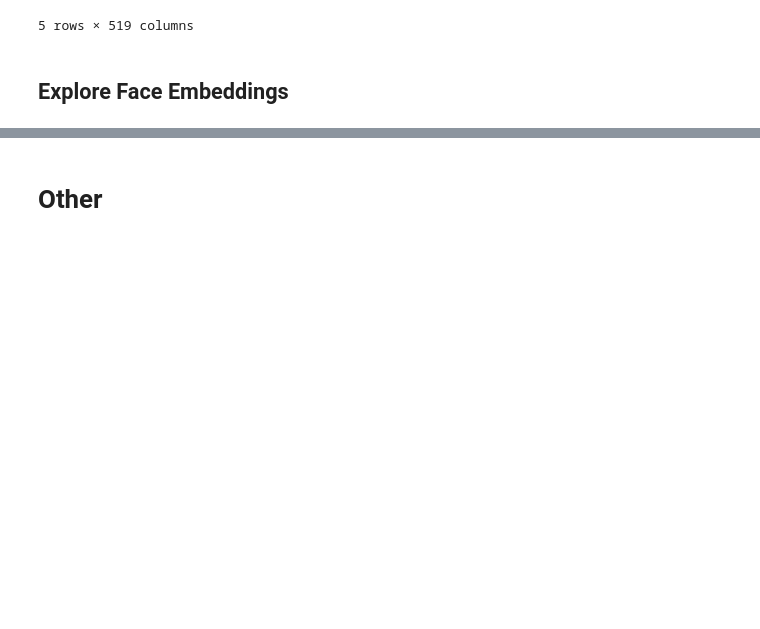
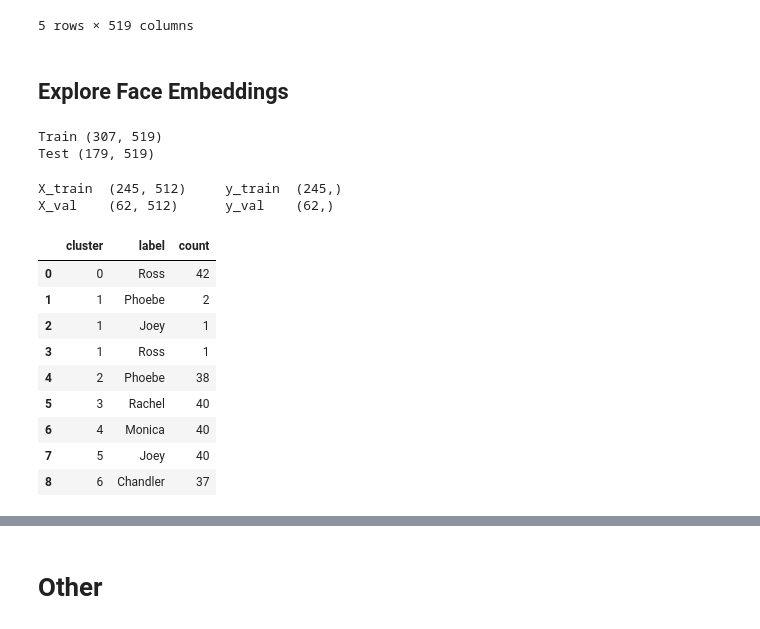
Before and after one commit to sievertsm/face-grouping, a Jupyter notebook: FaceDetection-facenet.ipynb, the cells around one changed output, grey strips where cells are left out. Drawn from its saved outputs; the diff is of its cells as text; code cells hidden in the pictures; blank space fills up the shorter version.

```diff
--- a/FaceDetection-facenet.ipynb
+++ b/FaceDetection-facenet.ipynb
@@ -139,0 +144,45 @@ df_all.head()
+# %%
+df_all = pd.read_csv("Friends-Embedding-Data.csv")
+
+df_all = df_all[df_all['probability'] > 0.95]
+
+df_train = df_all[df_all["label"]!="Combined"].reset_index(drop=True)
+df_test = df_all[df_all["label"]=="Combined"].reset_index(drop=True)
+
+print("Train", df_train.shape)
+print("Test", df_test.shape)
+# %% [output]
+Train (307, 519)
+Test (179, 519)
+# %%
+col_drop = ['label', 'path', 'img_width', 'img_height', 'id', 'file-name', 'probability']
+col_label = 'label'
+
+
+X, y = df_train.drop(col_drop, axis=1).values, df_train[col_label].values
+X_train, X_val, y_train, y_val = train_test_split(X, y, test_size=0.20, random_state=42)
+
+print("X_train\t", X_train.shape, "\ty_train\t", y_train.shape)
+print("X_val\t", X_val.shape, "\ty_val\t", y_val.shape)
+# %% [output]
+X_train  (245, 512)     y_train  (245,)
+X_val    (62, 512)      y_val    (62,)
+# %%
+model = HDBSCAN(min_cluster_size=3)
+clust_train = model.fit_predict(X_train)
+
+df_clust = pd.DataFrame({"label": y_train, "cluster": clust_train})
+df_clust = df_clust[df_clust["cluster"]>=0]
+
+pd.DataFrame(df_clust.groupby(["cluster"]).value_counts()).reset_index()
+# %% [output]
+|  | cluster | label | count |
+| 0 | 0 | Ross | 42 |
+| 1 | 1 | Phoebe | 2 |
+| 2 | 1 | Joey | 1 |
+| 3 | 1 | Ross | 1 |
+| 4 | 2 | Phoebe | 38 |
+| 5 | 3 | Rachel | 40 |
+| 6 | 4 | Monica | 40 |
+| 7 | 5 | Joey | 40 |
+| 8 | 6 | Chandler | 37 |
```
Also changed, not shown: parts of 7 cells of this notebook.
